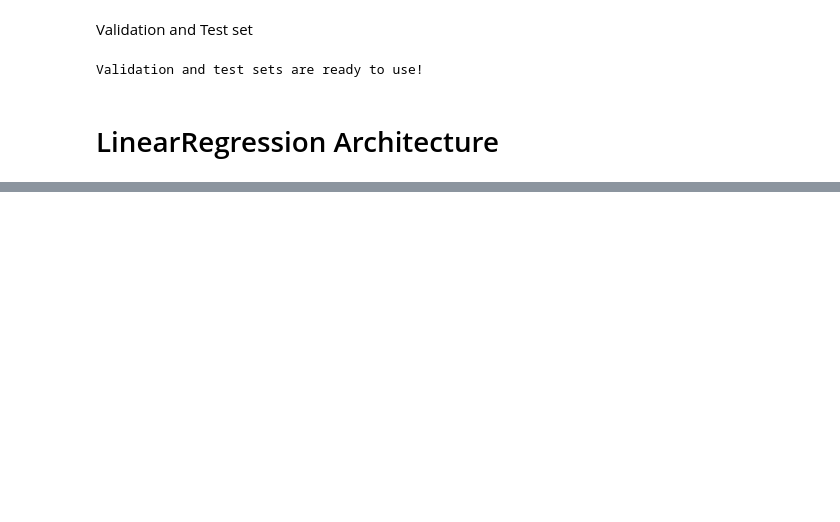
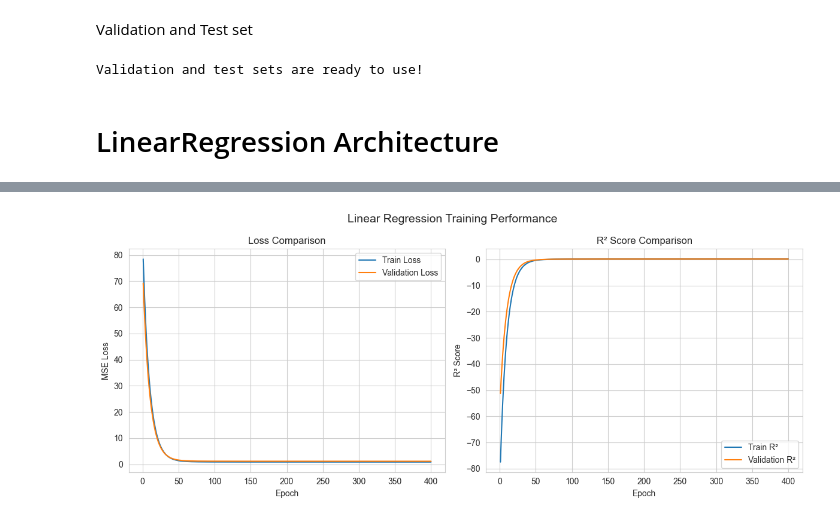
Before and after one commit to tikadatta2005/ML_GROUP_ASSIGNMENT, a Jupyter notebook: LinearRegression.ipynb, the cells around one changed output, grey strips where cells are left out. Saved outputs shown, nothing was run; the diff lists cells and outputs as text; code cells hidden in the pictures; blank space fills up the shorter version.

Commit message:
update/ Linear model trained and evaluated using train and validation set

```diff
--- a/LinearRegression.ipynb
+++ b/LinearRegression.ipynb
@@ -140,7 +140,7 @@ class LinearRegression:
         self.w -= self.lr * grad_w
         self.b -= self.lr * grad_b
 
-        return np.mean(error ** 2)
+        return np.mean(error ** 2), r2_score(y, y_pred)
 
     def predict(self, x):
         return x.dot(self.w) + self.b
@@ -149,5 +149,10 @@ class LinearRegression:
 # %%
-model = LinearRegression(x_train.shape[1], 0.01)
+model = LinearRegression(x_train.shape[1], 0.05)
+epochs = [i+1 for i in range(400)]
+
 train_losses = []
 val_losses = []
+
+train_r2 = []
+val_r2 = []
 # %%
@@ -181,0 +197,70 @@ Epoch 500: Train Loss=0.8699, Val Loss=1.1515
+# %%
+metric = pd.DataFrame({
+    "epoch":epochs,
+
+    "train_loss":train_losses,
+    "val_loss":val_losses,
+
+    "val_r2":val_r2,
+    "train_r2":train_r2
+
+})
+# %%
+import matplotlib.pyplot as plt
+import seaborn as sns
+
+fig, axes = plt.subplots(1, 2, figsize=(12, 5))
+
+fig.suptitle("Linear Regression Training Performance", fontsize=14)
+
+# Loss plot
+sns.lineplot(
+    data=metric,
+    x="epoch",
+    y="train_loss",
+    label="Train Loss",
+    ax=axes[0]
+)
+
+sns.lineplot(
+    data=metric,
+    x="epoch",
+    y="val_loss",
+    label="Validation Loss",
+    ax=axes[0]
+)
+
+axes[0].set_title("Loss Comparison")
+axes[0].set_xlabel("Epoch")
+axes[0].set_ylabel("MSE Loss")
+axes[0].legend()
+
+
+# R2 plot
+sns.lineplot(
+    data=metric,
+    x="epoch",
+    y="train_r2",
+    label="Train R²",
+    ax=axes[1]
+)
+
+sns.lineplot(
+    data=metric,
+    x="epoch",
+    y="val_r2",
+    label="Validation R²",
+    ax=axes[1]
+)
+
+axes[1].set_title("R² Score Comparison")
+axes[1].set_xlabel("Epoch")
+axes[1].set_ylabel("R² Score")
+axes[1].legend()
+
+
+plt.tight_layout()
+plt.savefig("./resources/Dengu_Risk_Linear_Regression.png", dpi=200)
+plt.show()
+# %% [output]
+[figure, added]
```
Also changed, not shown: parts of 6 cells of this notebook, 1 other file.
